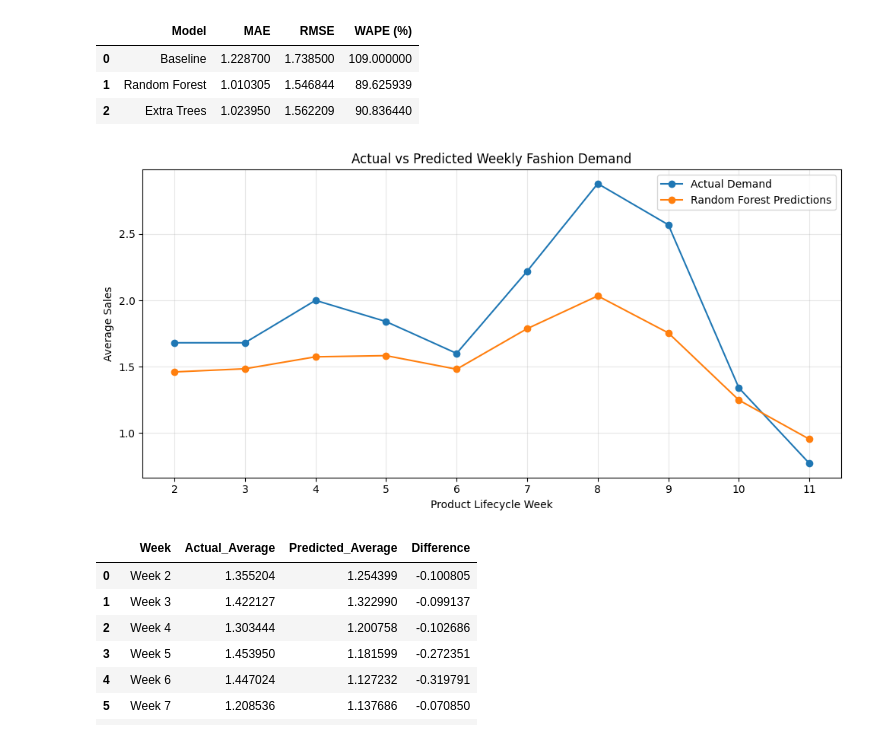
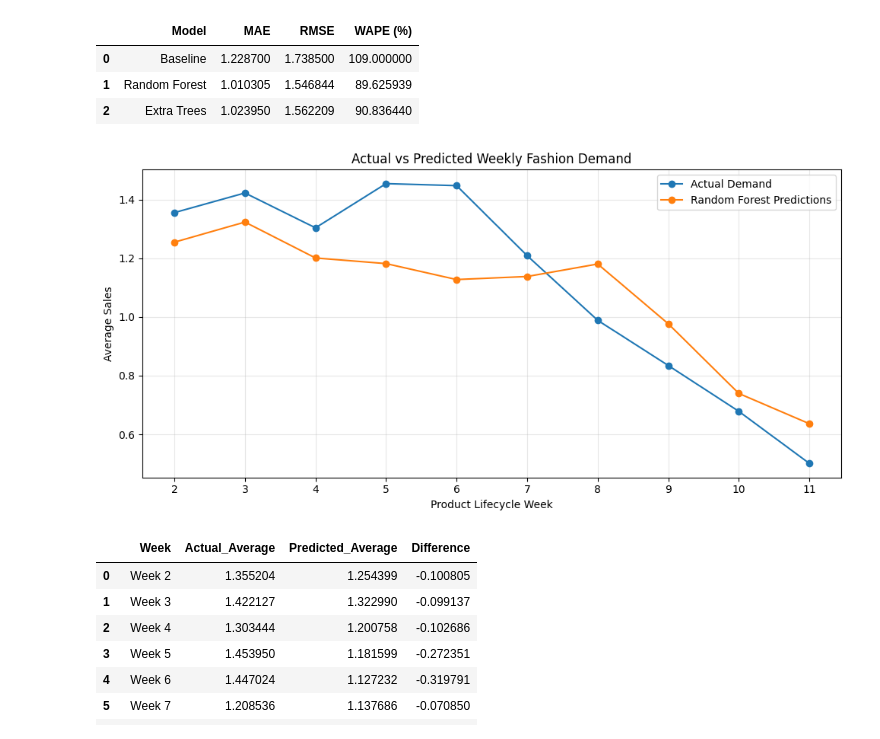
Before and after one commit to sanda620/fashion-demand-forecasting-analytics, a Jupyter notebook: notebooks/03_demand_forecasting.ipynb, the cells around one changed output. Cells and saved outputs as stored; diff of their text form; code cells hidden in the pictures.

Commit message:
Update chart

```diff
--- a/notebooks/03_demand_forecasting.ipynb
+++ b/notebooks/03_demand_forecasting.ipynb
@@ -393,37 +393,38 @@ model_comparison
 # %%
 import matplotlib.pyplot as plt
 
-sample_size = 100
-sample_actual = actual[:sample_size]
-sample_predicted = rf_predictions[:sample_size]
-
-actual_weekly_mean = sample_actual.mean(axis=0)
-predicted_weekly_mean = sample_predicted.mean(axis=0)
+# Use the complete test dataset
+actual_weekly_mean = actual.mean(axis=0)
+predicted_weekly_mean = rf_predictions.mean(axis=0)
 
 weeks = range(2, 12)
 
 plt.figure(figsize=(10, 5))
 
 plt.plot(
-    weeks, actual_weekly_mean,
-    marker="o", label="Actual Demand"
+    weeks,
+    actual_weekly_mean,
+    marker="o",
+    label="Actual Demand"
 )
 
 plt.plot(
-    weeks, predicted_weekly_mean,
-    marker="o", label="Random Forest Predictions"
+    weeks,
+    predicted_weekly_mean,
+    marker="o",
+    label="Random Forest Predictions"
 )
 
 plt.title("Actual vs Predicted Weekly Fashion Demand")
 plt.xlabel("Product Lifecycle Week")
 plt.ylabel("Average Sales")
 plt.xticks(weeks)
 plt.legend()
 plt.grid(alpha=0.3)
 plt.tight_layout()
 plt.show()
 # %% [output]
-[figure, old version]
+[figure, new version]
 # %%
 weekly_comparison = pd.DataFrame({
     "Week": [f"Week {i}" for i in range(2, 12)],
```
